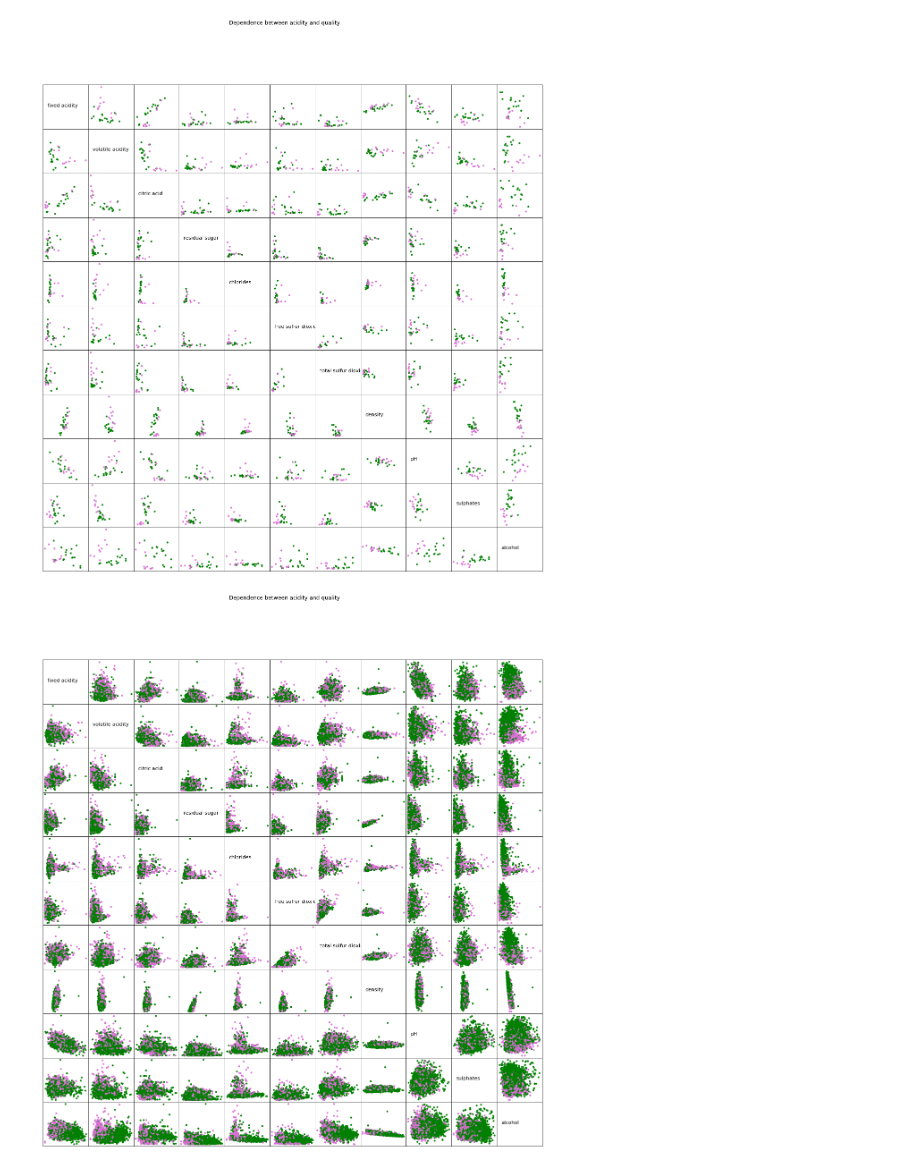
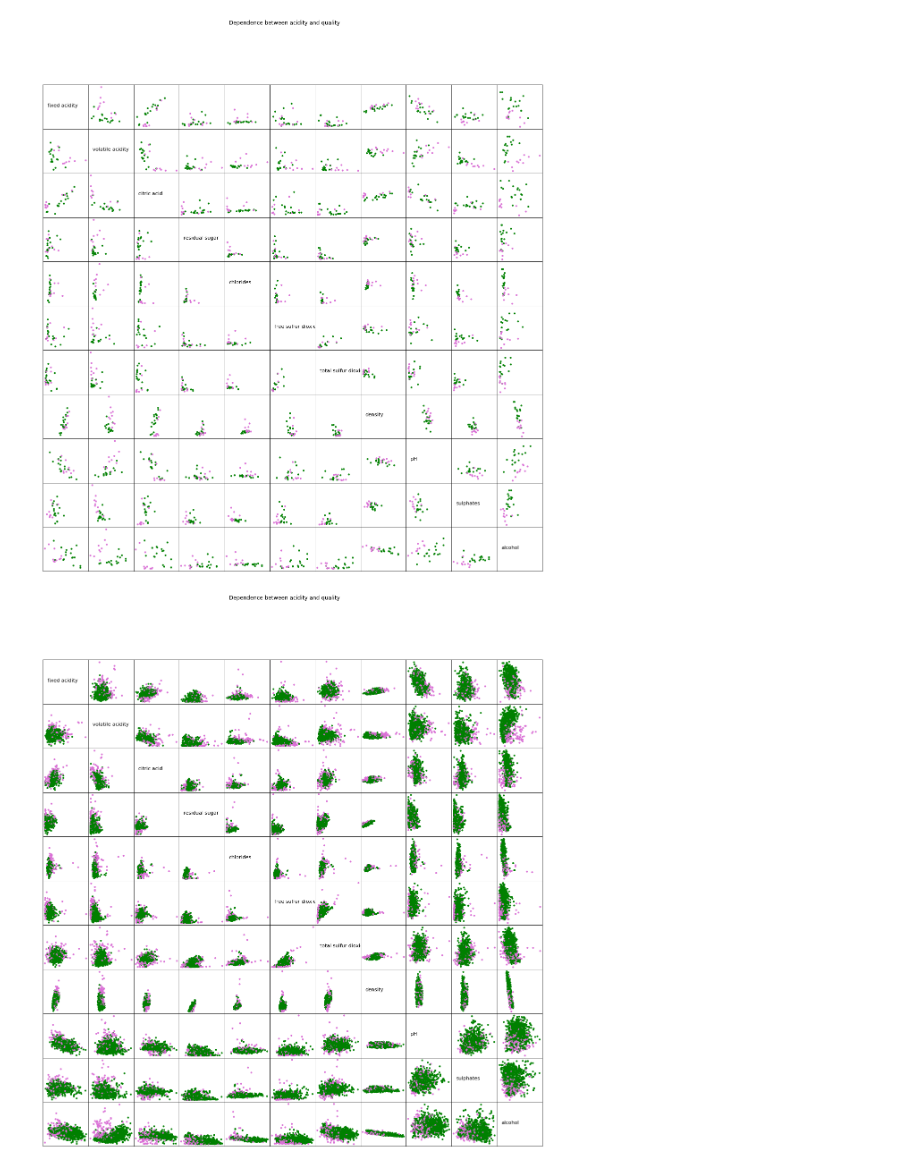
Before and after one commit to tsergien/sommelier, a Jupyter notebook: perceptron.ipynb, the cells around one changed output. Drawn from its saved outputs; the diff is of its cells as text; code cells hidden in the pictures.

```diff
--- a/perceptron.ipynb
+++ b/perceptron.ipynb
@@ -4,18 +4,14 @@
 from matplotlib import pyplot as plt
 import pandas as pd
 
-# You are allowed to import and use the matplotlib, pandas, and the standard python
-# libraries for this project.
-
+# You are allowed to import and use the matplotlib, pandas, and the standard python libraries for this project.
 # ◦ You are NOT allowed to use pandas DataFrame math/matrix methods (i.e.
 # ‘.T’, ‘.transpose’, ‘.dot’, ‘.add’, ‘.divide’, ‘.mean’, ‘.std’, etc. . . )
-
 # • You are NOT allowed to directly import and use libraries like: numpy, scipy, scikitlearn, tensorflow, etc
 
 
 white_df = pd.read_csv("resources/winequality-white.csv", sep=";")
 red_df = pd.read_csv("resources/winequality-red.csv", sep=";")
-
 print(red_df.columns)
 
 
@@ -29,34 +25,35 @@ def plot_scatter_matrix(wine_data, good_threshold, bad_threshold, save_plot=Fals
     f.subplots_adjust(wspace=0, hspace=0)
 
     k = 0
     for x in [wine_data[label] for label in labels]:
         j = 0
         for y in [wine_data[label] for label in labels]:
             axarr[k][j].set_xticks([])
             axarr[k][j].set_yticks([])
             if k == j:
                 axarr[k][j].text(0.1, 0.5, labels[k], fontsize=11)
             else:
                 colors = [('orchid' if q[i]<= bad_threshold else ('green' if q[i]>=good_threshold else 'None'))\
                           for i in range(wine_data.shape[0])]
                 axarr[k][j].scatter(x, y, marker='.', c=colors)
             j+=1
         k+=1
     plt.savefig('fig.png') if save_plot else _
 
 
 
 plot_scatter_matrix(red_df, 8, 3, True)
-plot_scatter_matrix(white_df, 6, 5)
+plot_scatter_matrix(white_df, 7, 4)
+
 
 # Important chemical factors: volatile acidity, sulfates, alcohol.
 # Basically we can divide almost strictly bad and good wines considering them.
 # %% [output]
 Index(['fixed acidity', 'volatile acidity', 'citric acid', 'residual sugar',
        'chlorides', 'free sulfur dioxide', 'total sulfur dioxide', 'density',
        'pH', 'sulphates', 'alcohol', 'quality'],
       dtype='object')
 [figure]
-[figure, old version]
+[figure, new version]
 # %%
 # V.2
```
Also changed, not shown: parts of 2 cells of this notebook.
